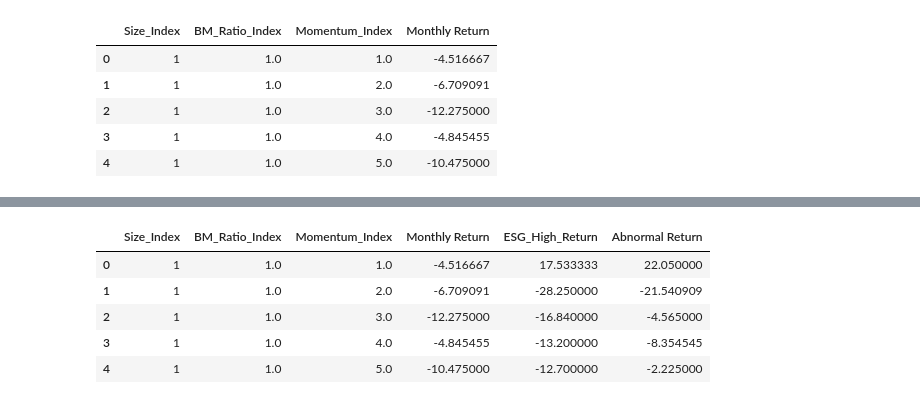
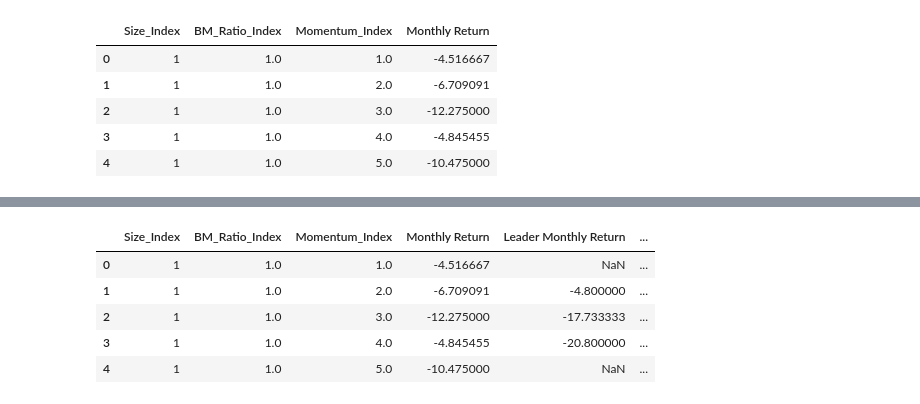
Before and after one commit to sunshineluyao/ESG_with_benchmark, a Jupyter notebook: Categorization/ESG_Categorization_Feb.ipynb, the cells around one changed output, grey strips where cells are left out. Drawn from its saved outputs; the diff is of its cells as text; code cells hidden in the pictures.

```diff
--- a/Categorization/ESG_Categorization_Feb.ipynb
+++ b/Categorization/ESG_Categorization_Feb.ipynb
@@ -64,0 +55,13 @@ df_Feb.head()
+# %%
+Conds=[
+       df_Feb['MSCI ESG Rtg Overall Company Rating'].isin(['AAA','AA']),
+       df_Feb['MSCI ESG Rtg Overall Company Rating'].isin(['CCC','B']),
+       df_Feb['MSCI ESG Rtg Overall Company Rating'].isin(['BB','BBB','A'])
+]
+Choices = [
+           'Leader',
+           'Laggard',
+           'Average'
+]
+df_Feb['ESG_Index'] =np.select(Conds, Choices)
+df_Feb.head()
@@ -229,3 +225,0 @@ df_Feb_Overveiw_ESG_High_Mean.head()
-# %%
-df_Feb_Overview_Benchmark['ESG_High_Return']= df_Feb_Overveiw_ESG_High_Mean['Monthly Return']
-df_Feb_Overview_Benchmark.head()
@@ -238,0 +226,5 @@ df_Feb_Overview_Benchmark.head()
+# %%
+df_Feb_Overview_Leader = df_Feb_Overview[df_Feb_Overview['ESG_Index']=='Leader']
+df_Feb_Overview_Laggard = df_Feb_Overview[df_Feb_Overview['ESG_Index']=='Laggard']
+df_Feb_Overview_Average = df_Feb_Overview[df_Feb_Overview['ESG_Index']=='Average']
+df_Feb_Overview_Leader.head()
@@ -238,0 +238,5 @@ df_Feb_Overview_Benchmark.head()
+# %%
+df_Feb_Overveiw_Leader_Mean = df_Feb_Overview_Leader.groupby(by=['Size_Index','BM_Ratio_Index','Momentum_Index'],group_keys=True,sort=True,as_index=False).mean('Monthly Return')
+df_Feb_Overveiw_Laggard_Mean = df_Feb_Overview_Laggard.groupby(by=['Size_Index','BM_Ratio_Index','Momentum_Index'],group_keys=True,sort=True,as_index=False).mean('Monthly Return')
+df_Feb_Overveiw_Average_Mean = df_Feb_Overview_Average.groupby(by=['Size_Index','BM_Ratio_Index','Momentum_Index'],group_keys=True,sort=True,as_index=False).mean('Monthly Return')
+df_Feb_Overveiw_Leader_Mean.head()
@@ -239,10 +250,12 @@ df_Feb_Overview_Benchmark.head()
 # %%
-df_Feb_Overview_Benchmark['Abnormal Return']=df_Feb_Overview_Benchmark['ESG_High_Return']-df_Feb_Overview_Benchmark['Monthly Return']
+df_Feb_Overview_Benchmark['Leader Monthly Return']= df_Feb_Overveiw_Leader_Mean['Monthly Return']
+df_Feb_Overview_Benchmark['Laggard Monthly Return']= df_Feb_Overveiw_Laggard_Mean['Monthly Return']
+df_Feb_Overview_Benchmark['Average Monthly Return']= df_Feb_Overveiw_Average_Mean['Monthly Return']
 df_Feb_Overview_Benchmark.head()
 # %% [output]
-|  | Size_Index | BM_Ratio_Index | Momentum_Index | Monthly Return | ESG_High_Return | Abnormal Return |
-| 0 | 1 | 1.0 | 1.0 | -4.516667 | 17.533333 | 22.050000 |
-| 1 | 1 | 1.0 | 2.0 | -6.709091 | -28.250000 | -21.540909 |
-| 2 | 1 | 1.0 | 3.0 | -12.275000 | -16.840000 | -4.565000 |
-| 3 | 1 | 1.0 | 4.0 | -4.845455 | -13.200000 | -8.354545 |
-| 4 | 1 | 1.0 | 5.0 | -10.475000 | -12.700000 | -2.225000 |
+|  | Size_Index | BM_Ratio_Index | Momentum_Index | Monthly Return | Leader Monthly Return | ... |
+| 0 | 1 | 1.0 | 1.0 | -4.516667 | NaN | ... |
+| 1 | 1 | 1.0 | 2.0 | -6.709091 | -4.800000 | ... |
+| 2 | 1 | 1.0 | 3.0 | -12.275000 | -17.733333 | ... |
+| 3 | 1 | 1.0 | 4.0 | -4.845455 | -20.800000 | ... |
+| 4 | 1 | 1.0 | 5.0 | -10.475000 | NaN | ... |
```
Also changed, not shown: parts of 21 cells of this notebook.
